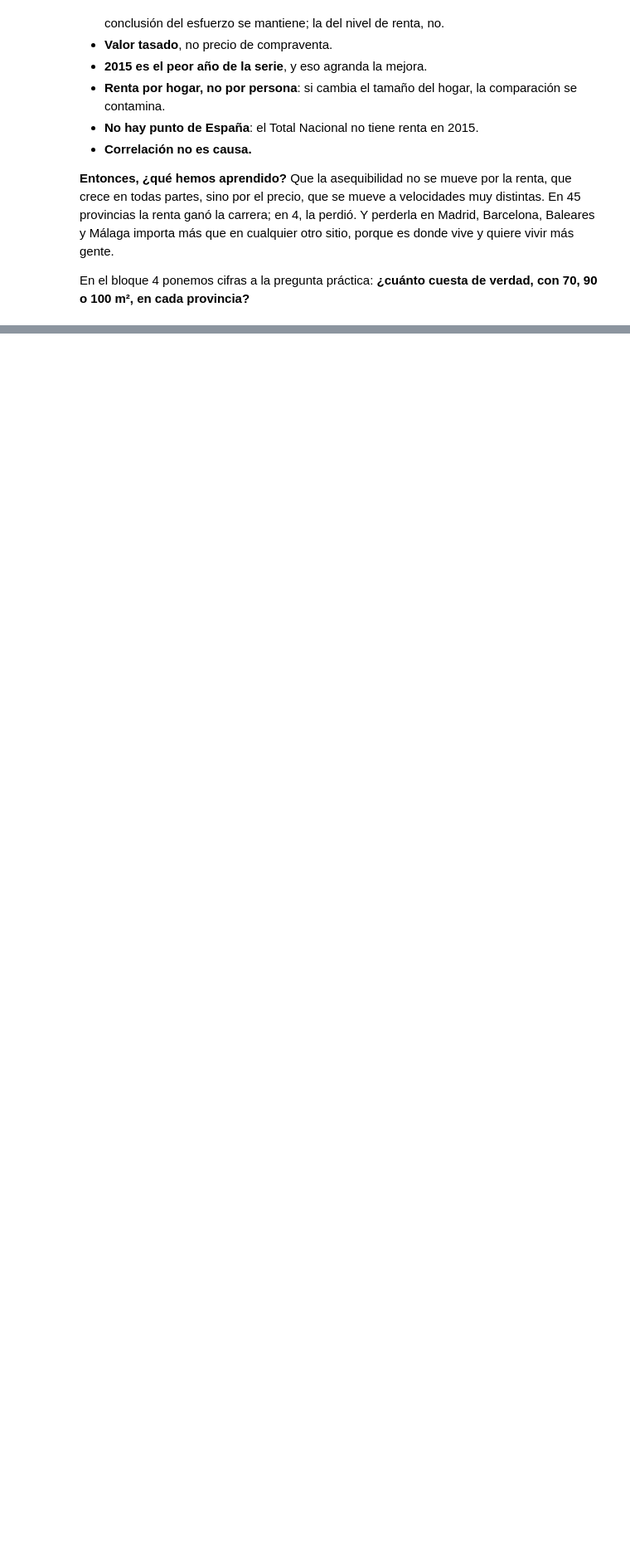
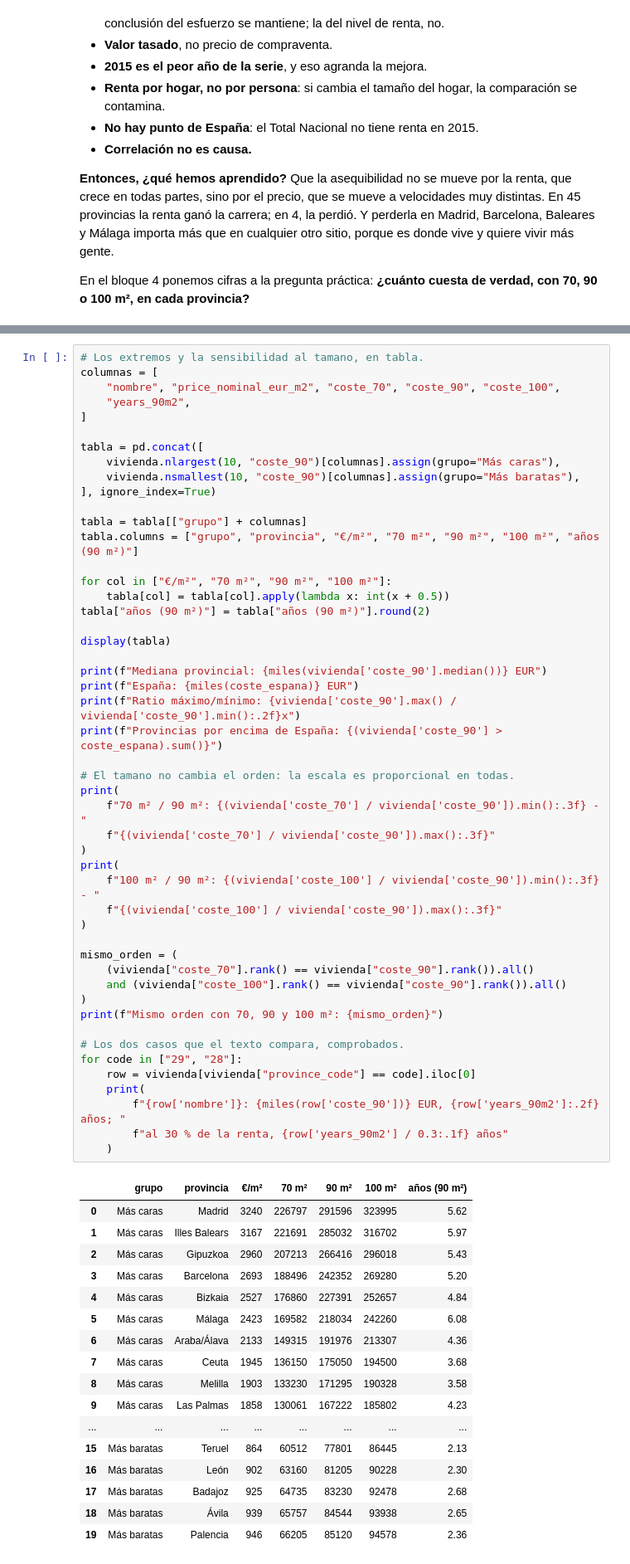
Before and after one commit to AlejandroCuntin/data-science, a Jupyter notebook: 01-eda-vivienda-espana/notebooks/02_asequibilidad.ipynb, the cells around one changed output, grey strips where cells are left out. Shown at 83% size. Cells and saved outputs as stored; diff of their text form; blank space fills up the shorter version.

```diff
--- a/01-eda-vivienda-espana/notebooks/02_asequibilidad.ipynb
+++ b/01-eda-vivienda-espana/notebooks/02_asequibilidad.ipynb
@@ -817,0 +950,67 @@ con 70, 90 o 100 m², en cada provincia?**
+# %%
+# Los extremos y la sensibilidad al tamano, en tabla.
+columnas = [
+    "nombre", "price_nominal_eur_m2", "coste_70", "coste_90", "coste_100",
+    "years_90m2",
+]
+
+tabla = pd.concat([
+    vivienda.nlargest(10, "coste_90")[columnas].assign(grupo="Más caras"),
+    vivienda.nsmallest(10, "coste_90")[columnas].assign(grupo="Más baratas"),
+], ignore_index=True)
+
+tabla = tabla[["grupo"] + columnas]
+tabla.columns = ["grupo", "provincia", "€/m²", "70 m²", "90 m²", "100 m²", "años (90 m²)"]
+
+for col in ["€/m²", "70 m²", "90 m²", "100 m²"]:
+    tabla[col] = tabla[col].apply(lambda x: int(x + 0.5))
+tabla["años (90 m²)"] = tabla["años (90 m²)"].round(2)
+
+display(tabla)
+
+print(f"Mediana provincial: {miles(vivienda['coste_90'].median())} EUR")
+print(f"España: {miles(coste_espana)} EUR")
+print(f"Ratio máximo/mínimo: {vivienda['coste_90'].max() / vivienda['coste_90'].min():.2f}x")
+print(f"Provincias por encima de España: {(vivienda['coste_90'] > coste_espana).sum()}")
+
+# El tamano no cambia el orden: la escala es proporcional en todas.
+print(
+    f"70 m² / 90 m²: {(vivienda['coste_70'] / vivienda['coste_90']).min():.3f} - "
+    f"{(vivienda['coste_70'] / vivienda['coste_90']).max():.3f}"
+)
+print(
+    f"100 m² / 90 m²: {(vivienda['coste_100'] / vivienda['coste_90']).min():.3f} - "
+    f"{(vivienda['coste_100'] / vivienda['coste_90']).max():.3f}"
+)
+
+mismo_orden = (
+    (vivienda["coste_70"].rank() == vivienda["coste_90"].rank()).all()
+    and (vivienda["coste_100"].rank() == vivienda["coste_90"].rank()).all()
+)
+print(f"Mismo orden con 70, 90 y 100 m²: {mismo_orden}")
+
+# Los dos casos que el texto compara, comprobados.
+for code in ["29", "28"]:
+    row = vivienda[vivienda["province_code"] == code].iloc[0]
+    print(
+        f"{row['nombre']}: {miles(row['coste_90'])} EUR, {row['years_90m2']:.2f} años; "
+        f"al 30 % de la renta, {row['years_90m2'] / 0.3:.1f} años"
+    )
+# %% [output]
+|  | grupo | provincia | €/m² | 70 m² | 90 m² | 100 m² | años (90 m²) |
+| 0 | Más caras | Madrid | 3240 | 226797 | 291596 | 323995 | 5.62 |
+| 1 | Más caras | Illes Balears | 3167 | 221691 | 285032 | 316702 | 5.97 |
+| 2 | Más caras | Gipuzkoa | 2960 | 207213 | 266416 | 296018 | 5.43 |
+| 3 | Más caras | Barcelona | 2693 | 188496 | 242352 | 269280 | 5.20 |
+| 4 | Más caras | Bizkaia | 2527 | 176860 | 227391 | 252657 | 4.84 |
+| 5 | Más caras | Málaga | 2423 | 169582 | 218034 | 242260 | 6.08 |
+| 6 | Más caras | Araba/Álava | 2133 | 149315 | 191976 | 213307 | 4.36 |
+| 7 | Más caras | Ceuta | 1945 | 136150 | 175050 | 194500 | 3.68 |
+| 8 | Más caras | Melilla | 1903 | 133230 | 171295 | 190328 | 3.58 |
+| 9 | Más caras | Las Palmas | 1858 | 130061 | 167222 | 185802 | 4.23 |
+| ... | ... | ... | ... | ... | ... | ... | ... |
+| 15 | Más baratas | Teruel | 864 | 60512 | 77801 | 86445 | 2.13 |
+| 16 | Más baratas | León | 902 | 63160 | 81205 | 90228 | 2.30 |
+| 17 | Más baratas | Badajoz | 925 | 64735 | 83230 | 92478 | 2.68 |
+| 18 | Más baratas | Ávila | 939 | 65757 | 84544 | 93938 | 2.65 |
+| 19 | Más baratas | Palencia | 946 | 66205 | 85120 | 94578 | 2.36 |
```
Also changed, not shown: parts of 8 cells of this notebook, 2 other files.
